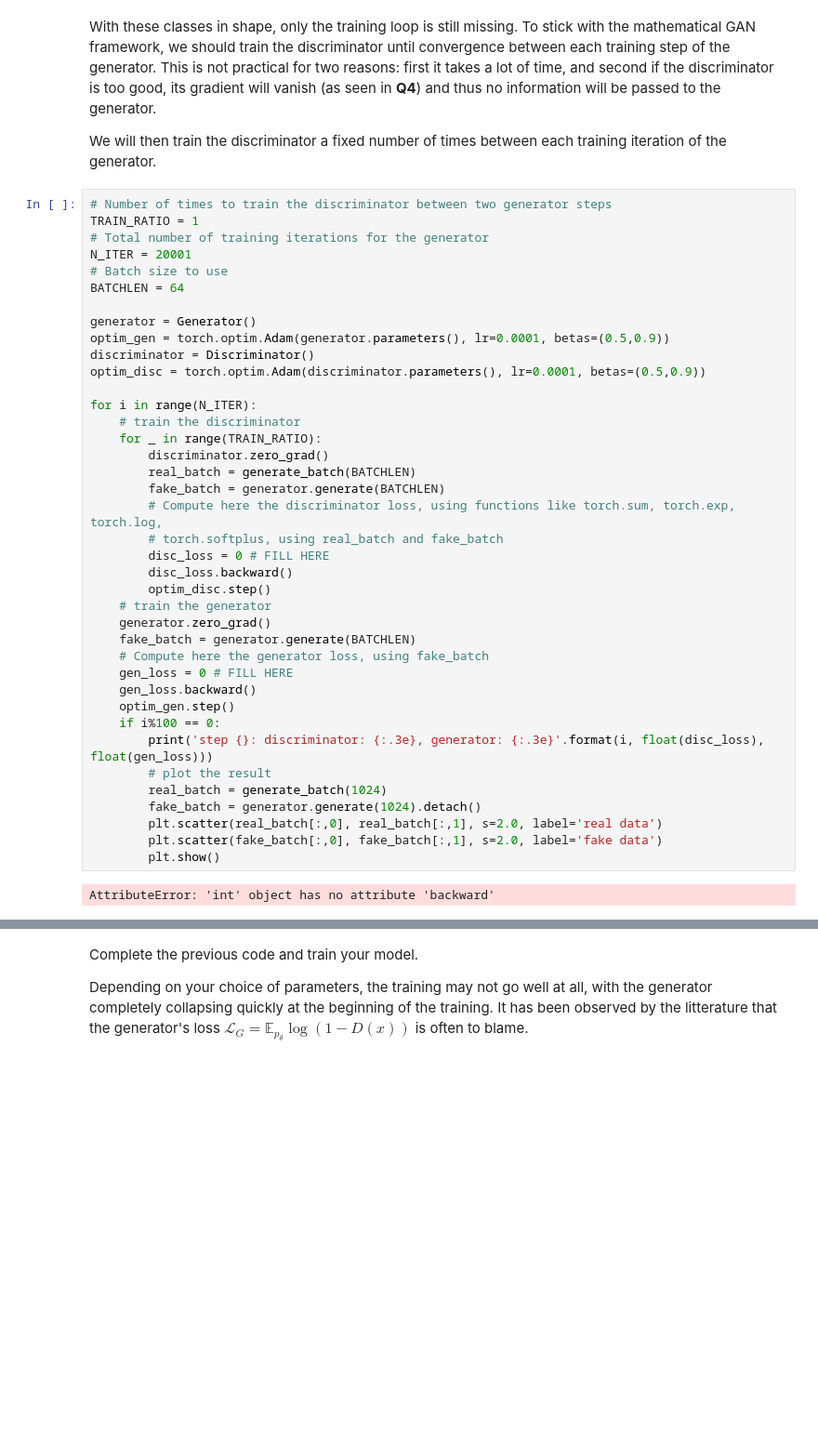
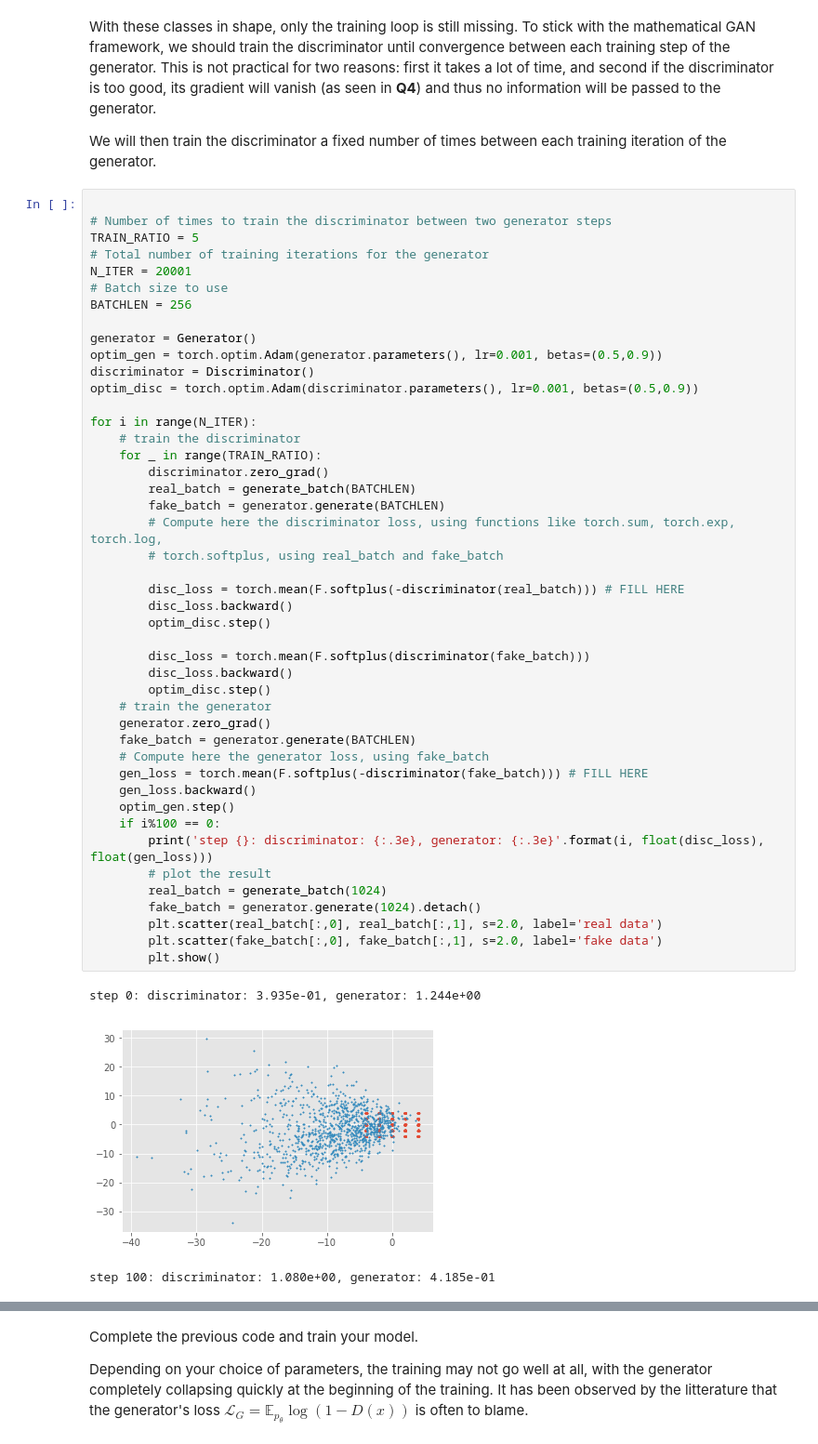
Before and after one commit to MerlinLaffitte/AdvancedDeepLearning, a Jupyter notebook: FirstHomework/TD-GAN-VAE.ipynb, the cells around one changed output, grey strips where cells are left out. Shown: that part at 93% size. Saved outputs shown, nothing was run; the diff lists cells and outputs as text; blank space fills up the shorter version.

```diff
--- a/FirstHomework/TD-GAN-VAE.ipynb
+++ b/FirstHomework/TD-GAN-VAE.ipynb
@@ -167,43 +168,51 @@ With these classes in shape, only the training loop is still missing. To stick w
 
 We will then train the discriminator a fixed number of times between each training iteration of the generator.
 # %%
+
 # Number of times to train the discriminator between two generator steps
-TRAIN_RATIO = 1
+TRAIN_RATIO = 5
 # Total number of training iterations for the generator
 N_ITER = 20001
 # Batch size to use
-BATCHLEN = 64
+BATCHLEN = 256
 
 generator = Generator()
-optim_gen = torch.optim.Adam(generator.parameters(), lr=0.0001, betas=(0.5,0.9))
+optim_gen = torch.optim.Adam(generator.parameters(), lr=0.001, betas=(0.5,0.9))
 discriminator = Discriminator()
-optim_disc = torch.optim.Adam(discriminator.parameters(), lr=0.0001, betas=(0.5,0.9))
+optim_disc = torch.optim.Adam(discriminator.parameters(), lr=0.001, betas=(0.5,0.9))
 
 for i in range(N_ITER):
     # train the discriminator
     for _ in range(TRAIN_RATIO):
         discriminator.zero_grad()
         real_batch = generate_batch(BATCHLEN)
         fake_batch = generator.generate(BATCHLEN)
         # Compute here the discriminator loss, using functions like torch.sum, torch.exp, torch.log,
         # torch.softplus, using real_batch and fake_batch
-        disc_loss = 0 # FILL HERE
+
+        disc_loss = torch.mean(F.softplus(-discriminator(real_batch))) # FILL HERE
+        disc_loss.backward()
+        optim_disc.step()
+
+        disc_loss = torch.mean(F.softplus(discriminator(fake_batch)))
         disc_loss.backward()
         optim_disc.step()
     # train the generator
     generator.zero_grad()
     fake_batch = generator.generate(BATCHLEN)
     # Compute here the generator loss, using fake_batch
-    gen_loss = 0 # FILL HERE
+    gen_loss = torch.mean(F.softplus(-discriminator(fake_batch))) # FILL HERE
     gen_loss.backward()
     optim_gen.step()
     if i%100 == 0:
         print('step {}: discriminator: {:.3e}, generator: {:.3e}'.format(i, float(disc_loss), float(gen_loss)))
         # plot the result
         real_batch = generate_batch(1024)
         fake_batch = generator.generate(1024).detach()
         plt.scatter(real_batch[:,0], real_batch[:,1], s=2.0, label='real data')
         plt.scatter(fake_batch[:,0], fake_batch[:,1], s=2.0, label='fake data')
         plt.show()
 # %% [output]
-AttributeError: 'int' object has no attribute 'backward'
+step 0: discriminator: 3.935e-01, generator: 1.244e+00
+[figure, added]
+step 100: discriminator: 1.080e+00, generator: 4.185e-01
```
Also changed, not shown: parts of 5 cells of this notebook.
